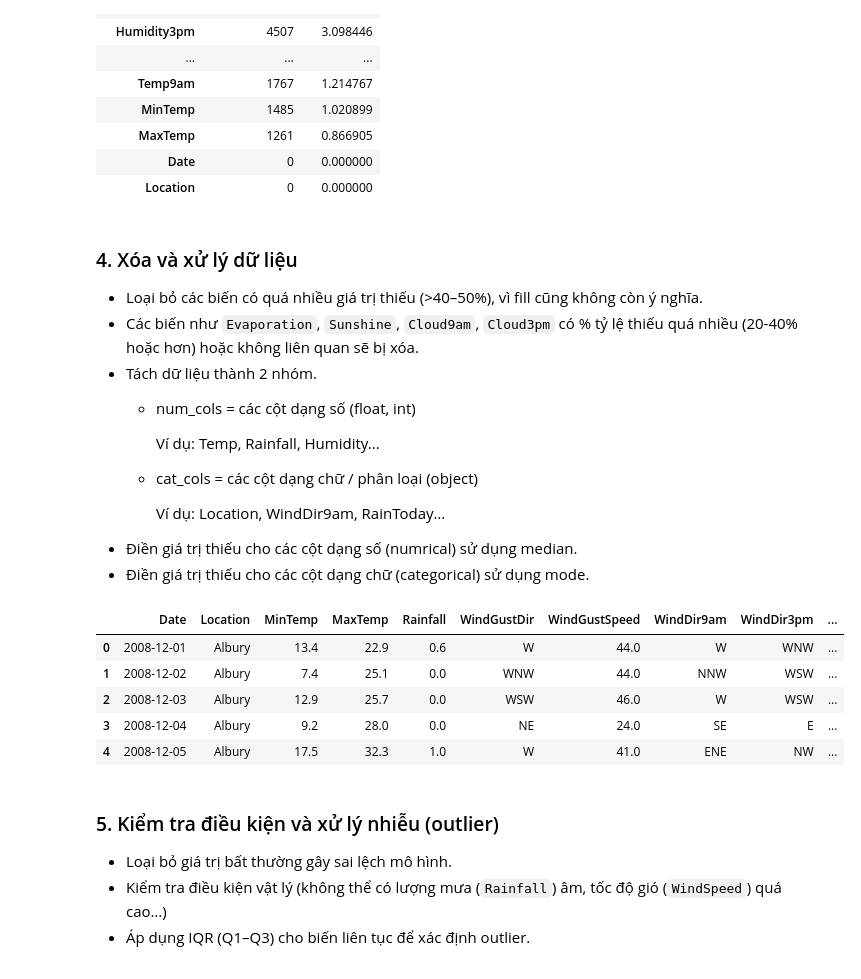
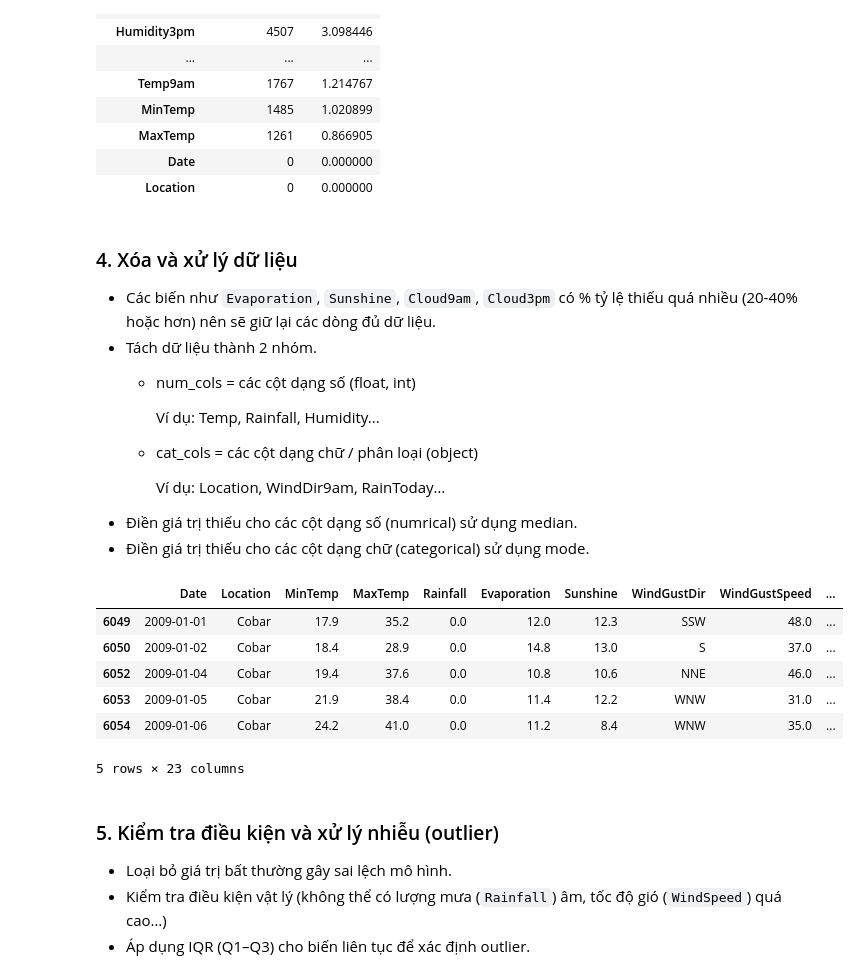
Before and after one commit to tuonglong1012/Khai_Pha_Cuoi_Ky, a Jupyter notebook: CuoiKy.ipynb, the cells around one changed output. Drawn from its saved outputs; the diff is of its cells as text; code cells hidden in the pictures.

Commit message:
19/12 sửa lại thay vì xóa các cột bị thiếu nhiều dữ liệu thì chỉ xóa các dòng thiếu để giữ lại các thông tin cần thiết

```diff
--- a/CuoiKy.ipynb
+++ b/CuoiKy.ipynb
@@ -122,8 +122,7 @@ missing_df.sort_values(by='Missing (%)', ascending=False)
 # %% [markdown]
 ### 4. Xóa và xử lý dữ liệu
 
-*   Loại bỏ các biến có quá nhiều giá trị thiếu (>40–50%), vì fill cũng không còn ý nghĩa.
-*   Các biến như `Evaporation`, `Sunshine`, `Cloud9am`, `Cloud3pm` có % tỷ lệ thiếu quá nhiều (20-40% hoặc hơn) hoặc không liên quan sẽ bị xóa.
+*   Các biến như `Evaporation`, `Sunshine`, `Cloud9am`, `Cloud3pm` có % tỷ lệ thiếu quá nhiều (20-40% hoặc hơn) nên sẽ giữ lại các dòng đủ dữ liệu.
 *   Tách dữ liệu thành 2 nhóm.
     *   num_cols = các cột dạng số (float, int)
 
@@ -134,29 +133,30 @@ missing_df.sort_values(by='Missing (%)', ascending=False)
 *   Điền giá trị thiếu cho các cột dạng số (numrical) sử dụng median.
 *   Điền giá trị thiếu cho các cột dạng chữ (categorical) sử dụng mode.
 # %%
-drop_cols = ['Evaporation', 'Sunshine', 'Cloud9am', 'Cloud3pm']
-df = df.drop(columns=drop_cols)
+cols = ['Sunshine', 'Humidity9am', 'Humidity3pm', 'Cloud9am', 'Cloud3pm']
+df = df.dropna(subset=cols)
 
 # Chia numerical & categorical
 num_cols = df.select_dtypes(include=['float64', 'int64']).columns
 cat_cols = df.select_dtypes(include=['object']).columns
 
 # Numerical => median
 for col in num_cols:
     df[col] = df[col].fillna(df[col].median())
 
 # Categorical => mode
 for col in cat_cols:
     df[col] = df[col].fillna(df[col].mode()[0])
 
 df.head()
 # %% [output]
-|  | Date | Location | MinTemp | MaxTemp | Rainfall | WindGustDir | WindGustSpeed | WindDir9am | WindDir3pm | ... |
-| 0 | 2008-12-01 | Albury | 13.4 | 22.9 | 0.6 | W | 44.0 | W | WNW | ... |
-| 1 | 2008-12-02 | Albury | 7.4 | 25.1 | 0.0 | WNW | 44.0 | NNW | WSW | ... |
-| 2 | 2008-12-03 | Albury | 12.9 | 25.7 | 0.0 | WSW | 46.0 | W | WSW | ... |
-| 3 | 2008-12-04 | Albury | 9.2 | 28.0 | 0.0 | NE | 24.0 | SE | E | ... |
-| 4 | 2008-12-05 | Albury | 17.5 | 32.3 | 1.0 | W | 41.0 | ENE | NW | ... |
+|  | Date | Location | MinTemp | MaxTemp | Rainfall | Evaporation | Sunshine | WindGustDir | WindGustSpeed | ... |
+| 6049 | 2009-01-01 | Cobar | 17.9 | 35.2 | 0.0 | 12.0 | 12.3 | SSW | 48.0 | ... |
+| 6050 | 2009-01-02 | Cobar | 18.4 | 28.9 | 0.0 | 14.8 | 13.0 | S | 37.0 | ... |
+| 6052 | 2009-01-04 | Cobar | 19.4 | 37.6 | 0.0 | 10.8 | 10.6 | NNE | 46.0 | ... |
+| 6053 | 2009-01-05 | Cobar | 21.9 | 38.4 | 0.0 | 11.4 | 12.2 | WNW | 31.0 | ... |
+| 6054 | 2009-01-06 | Cobar | 24.2 | 41.0 | 0.0 | 11.2 | 8.4 | WNW | 35.0 | ... |
+5 rows × 23 columns
 # %% [markdown]
 ### 5. Kiểm tra điều kiện và xử lý nhiễu (outlier)
 
```
Also changed, not shown: parts of 9 cells of this notebook.
